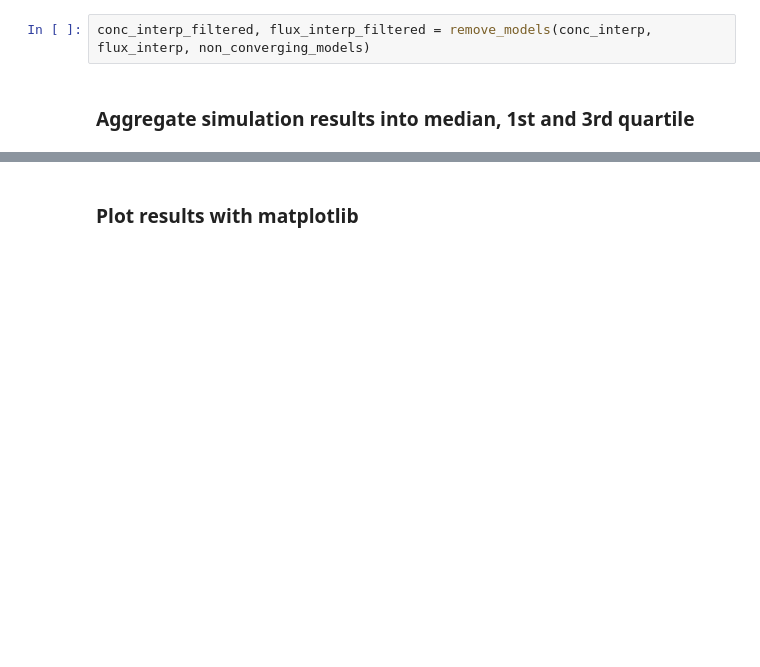
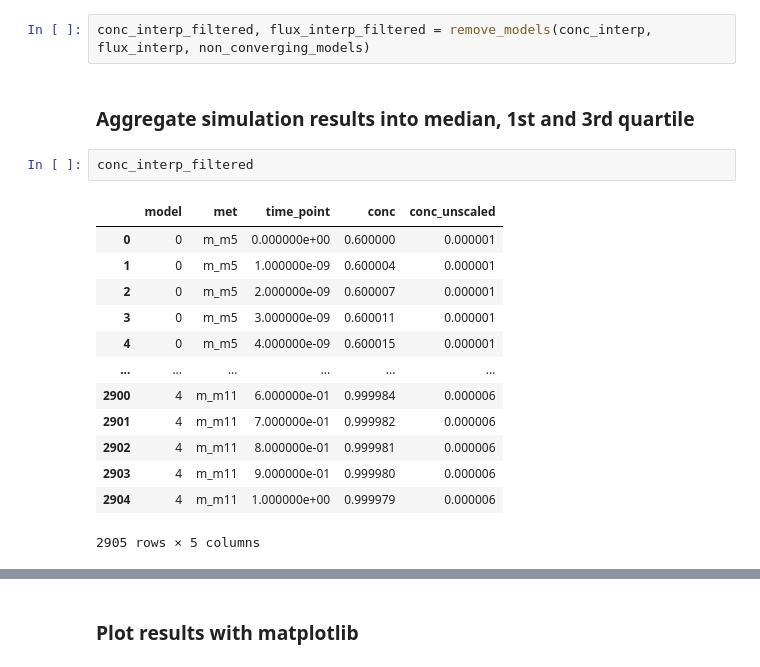
Before and after one commit to biosustain/GRASP, a Jupyter notebook: visualization/visualize_simulations.ipynb, the cells around one changed output, grey strips where cells are left out. Cells and saved outputs as stored; diff of their text form; blank space fills up the shorter version.

```diff
--- a/visualization/visualize_simulations.ipynb
+++ b/visualization/visualize_simulations.ipynb
@@ -83,6 +83,22 @@ Remove non-converging models
 conc_interp_filtered, flux_interp_filtered = remove_models(conc_interp, flux_interp, non_converging_models)
 # %% [markdown]
 ### Aggregate simulation results into median, 1st and 3rd quartile
+# %%
+conc_interp_filtered
+# %% [output]
+|  | model | met | time_point | conc | conc_unscaled |
+| 0 | 0 | m_m5 | 0.000000e+00 | 0.600000 | 0.000001 |
+| 1 | 0 | m_m5 | 1.000000e-09 | 0.600004 | 0.000001 |
+| 2 | 0 | m_m5 | 2.000000e-09 | 0.600007 | 0.000001 |
+| 3 | 0 | m_m5 | 3.000000e-09 | 0.600011 | 0.000001 |
+| 4 | 0 | m_m5 | 4.000000e-09 | 0.600015 | 0.000001 |
+| ... | ... | ... | ... | ... | ... |
+| 2900 | 4 | m_m11 | 6.000000e-01 | 0.999984 | 0.000006 |
+| 2901 | 4 | m_m11 | 7.000000e-01 | 0.999982 | 0.000006 |
+| 2902 | 4 | m_m11 | 8.000000e-01 | 0.999981 | 0.000006 |
+| 2903 | 4 | m_m11 | 9.000000e-01 | 0.999980 | 0.000006 |
+| 2904 | 4 | m_m11 | 1.000000e+00 | 0.999979 | 0.000006 |
+2905 rows × 5 columns
 # %%
 quant_type = 'conc'
 conc_interp_quantiles = get_time_series_quantiles(conc_interp_filtered, time_points, quant_type, met_names)
```
Also changed, not shown: parts of 11 cells of this notebook, 2 other files.
